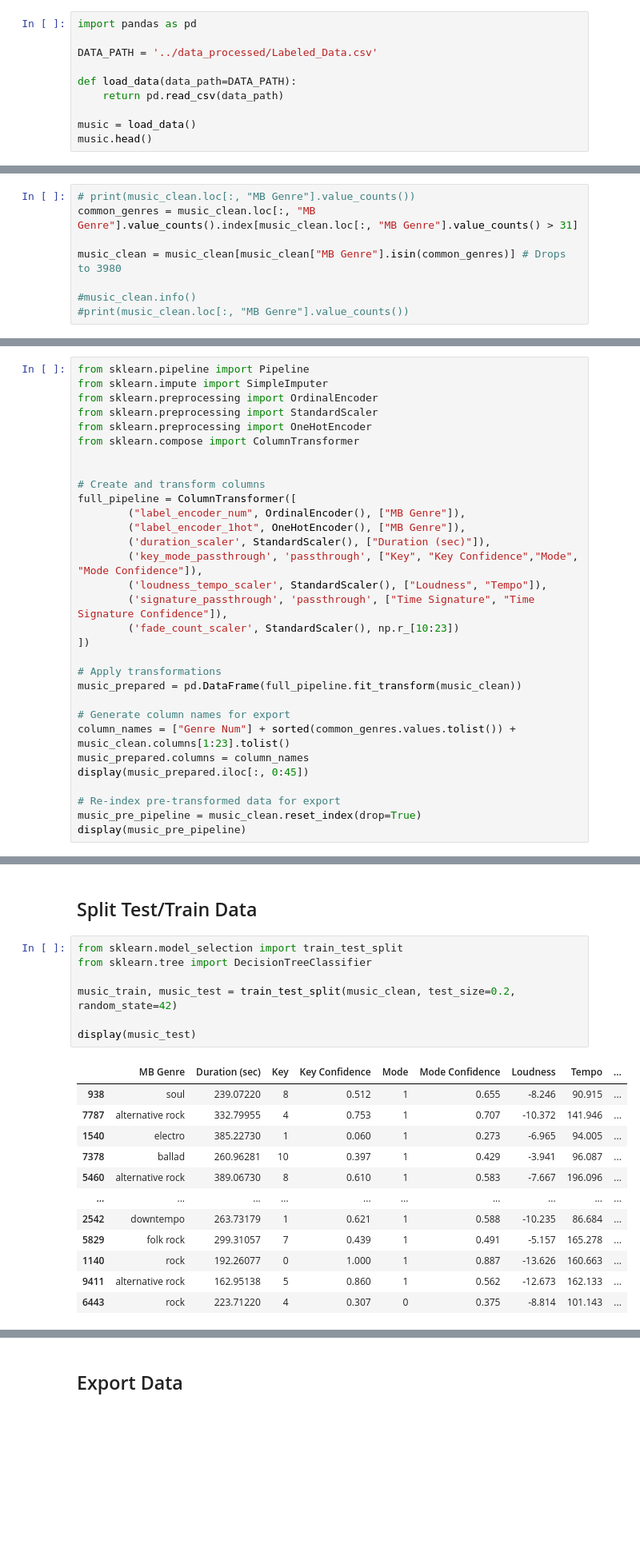
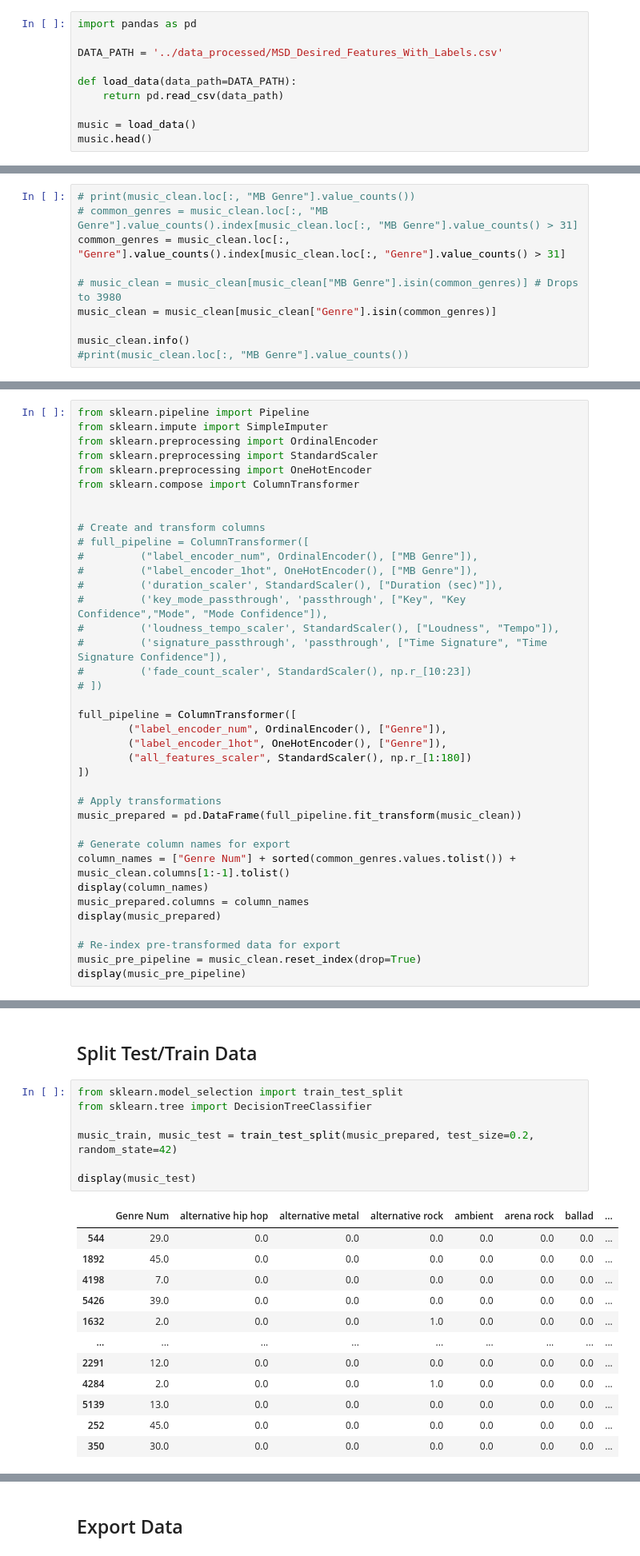
Before and after one commit to t-sherm/AI-genre-prediction, a Jupyter notebook: data_cleaning/Data Visualization and Cleaning.ipynb, the cells around one changed output, grey strips where cells are left out. Shown at 80% size. Drawn from its saved outputs; the diff is of its cells as text; blank space fills up the shorter version.

```diff
--- a/data_cleaning/Data Visualization and Cleaning.ipynb
+++ b/data_cleaning/Data Visualization and Cleaning.ipynb
@@ -6,7 +6,7 @@ Spring 2023
 # %%
 import pandas as pd
 
-DATA_PATH = '../data_processed/Labeled_Data.csv'
+DATA_PATH = '../data_processed/MSD_Desired_Features_With_Labels.csv'
 
 def load_data(data_path=DATA_PATH):
     return pd.read_csv(data_path)
@@ -60,10 +57,12 @@ music_clean = music_clean[music_clean.loc[:, "Time Signature Confidence"] != 0.0
 # %%
 # print(music_clean.loc[:, "MB Genre"].value_counts())
-common_genres = music_clean.loc[:, "MB Genre"].value_counts().index[music_clean.loc[:, "MB Genre"].value_counts() > 31]
+# common_genres = music_clean.loc[:, "MB Genre"].value_counts().index[music_clean.loc[:, "MB Genre"].value_counts() > 31]
+common_genres = music_clean.loc[:, "Genre"].value_counts().index[music_clean.loc[:, "Genre"].value_counts() > 31]
 
-music_clean = music_clean[music_clean["MB Genre"].isin(common_genres)] # Drops to 3980
+# music_clean = music_clean[music_clean["MB Genre"].isin(common_genres)] # Drops to 3980
+music_clean = music_clean[music_clean["Genre"].isin(common_genres)]
 
-#music_clean.info()
+music_clean.info()
 #print(music_clean.loc[:, "MB Genre"].value_counts())
 # %% [output]
 <class 'pandas.core.frame.DataFrame'>
@@ -109,23 +96,30 @@ from sklearn.compose import ColumnTransformer
 
 
 # Create and transform columns
+# full_pipeline = ColumnTransformer([
+#         ("label_encoder_num", OrdinalEncoder(), ["MB Genre"]),
+#         ("label_encoder_1hot", OneHotEncoder(), ["MB Genre"]),
+#         ('duration_scaler', StandardScaler(), ["Duration (sec)"]),
+#         ('key_mode_passthrough', 'passthrough', ["Key", "Key Confidence","Mode", "Mode Confidence"]),
+#         ('loudness_tempo_scaler', StandardScaler(), ["Loudness", "Tempo"]),
+#         ('signature_passthrough', 'passthrough', ["Time Signature", "Time Signature Confidence"]),
+#         ('fade_count_scaler', StandardScaler(), np.r_[10:23])
+# ])
+
 full_pipeline = ColumnTransformer([
-        ("label_encoder_num", OrdinalEncoder(), ["MB Genre"]),
-        ("label_encoder_1hot", OneHotEncoder(), ["MB Genre"]),
-        ('duration_scaler', StandardScaler(), ["Duration (sec)"]),
-        ('key_mode_passthrough', 'passthrough', ["Key", "Key Confidence","Mode", "Mode Confidence"]),
-        ('loudness_tempo_scaler', StandardScaler(), ["Loudness", "Tempo"]),
-        ('signature_passthrough', 'passthrough', ["Time Signature", "Time Signature Confidence"]),
-        ('fade_count_scaler', StandardScaler(), np.r_[10:23])
+        ("label_encoder_num", OrdinalEncoder(), ["Genre"]),
+        ("label_encoder_1hot", OneHotEncoder(), ["Genre"]),
+        ("all_features_scaler", StandardScaler(), np.r_[1:180])
 ])
 
 # Apply transformations
 music_prepared = pd.DataFrame(full_pipeline.fit_transform(music_clean))
 
 # Generate column names for export
-column_names = ["Genre Num"] + sorted(common_genres.values.tolist()) + music_clean.columns[1:23].tolist()
+column_names = ["Genre Num"] + sorted(common_genres.values.tolist()) + music_clean.columns[1:-1].tolist()
+display(column_names)
 music_prepared.columns = column_names
-display(music_prepared.iloc[:, 0:45])
+display(music_prepared)
 
 # Re-index pre-transformed data for export
 music_pre_pipeline = music_clean.reset_index(drop=True)
@@ -162,20 +173,20 @@ display(music_pre_pipeline)
 # %%
 from sklearn.model_selection import train_test_split
 from sklearn.tree import DecisionTreeClassifier
 
-music_train, music_test = train_test_split(music_clean, test_size=0.2, random_state=42)
+music_train, music_test = train_test_split(music_prepared, test_size=0.2, random_state=42)
 
 display(music_test)
 # %% [output]
-|  | MB Genre | Duration (sec) | Key | Key Confidence | Mode | Mode Confidence | Loudness | Tempo | ... |
-| 938 | soul | 239.07220 | 8 | 0.512 | 1 | 0.655 | -8.246 | 90.915 | ... |
-| 7787 | alternative rock | 332.79955 | 4 | 0.753 | 1 | 0.707 | -10.372 | 141.946 | ... |
-| 1540 | electro | 385.22730 | 1 | 0.060 | 1 | 0.273 | -6.965 | 94.005 | ... |
-| 7378 | ballad | 260.96281 | 10 | 0.397 | 1 | 0.429 | -3.941 | 96.087 | ... |
-| 5460 | alternative rock | 389.06730 | 8 | 0.610 | 1 | 0.583 | -7.667 | 196.096 | ... |
-| ... | ... | ... | ... | ... | ... | ... | ... | ... | ... |
-| 2542 | downtempo | 263.73179 | 1 | 0.621 | 1 | 0.588 | -10.235 | 86.684 | ... |
-| 5829 | folk rock | 299.31057 | 7 | 0.439 | 1 | 0.491 | -5.157 | 165.278 | ... |
-| 1140 | rock | 192.26077 | 0 | 1.000 | 1 | 0.887 | -13.626 | 160.663 | ... |
-| 9411 | alternative rock | 162.95138 | 5 | 0.860 | 1 | 0.562 | -12.673 | 162.133 | ... |
-| 6443 | rock | 223.71220 | 4 | 0.307 | 0 | 0.375 | -8.814 | 101.143 | ... |
+|  | Genre Num | alternative hip hop | alternative metal | alternative rock | ambient | arena rock | ballad | ... |
+| 544 | 29.0 | 0.0 | 0.0 | 0.0 | 0.0 | 0.0 | 0.0 | ... |
+| 1892 | 45.0 | 0.0 | 0.0 | 0.0 | 0.0 | 0.0 | 0.0 | ... |
+| 4198 | 7.0 | 0.0 | 0.0 | 0.0 | 0.0 | 0.0 | 0.0 | ... |
+| 5426 | 39.0 | 0.0 | 0.0 | 0.0 | 0.0 | 0.0 | 0.0 | ... |
+| 1632 | 2.0 | 0.0 | 0.0 | 1.0 | 0.0 | 0.0 | 0.0 | ... |
+| ... | ... | ... | ... | ... | ... | ... | ... | ... |
+| 2291 | 12.0 | 0.0 | 0.0 | 0.0 | 0.0 | 0.0 | 0.0 | ... |
+| 4284 | 2.0 | 0.0 | 0.0 | 1.0 | 0.0 | 0.0 | 0.0 | ... |
+| 5139 | 13.0 | 0.0 | 0.0 | 0.0 | 0.0 | 0.0 | 0.0 | ... |
+| 252 | 45.0 | 0.0 | 0.0 | 0.0 | 0.0 | 0.0 | 0.0 | ... |
+| 350 | 30.0 | 0.0 | 0.0 | 0.0 | 0.0 | 0.0 | 0.0 | ... |
```
Also changed, not shown: parts of 7 cells of this notebook, 4 other files.
